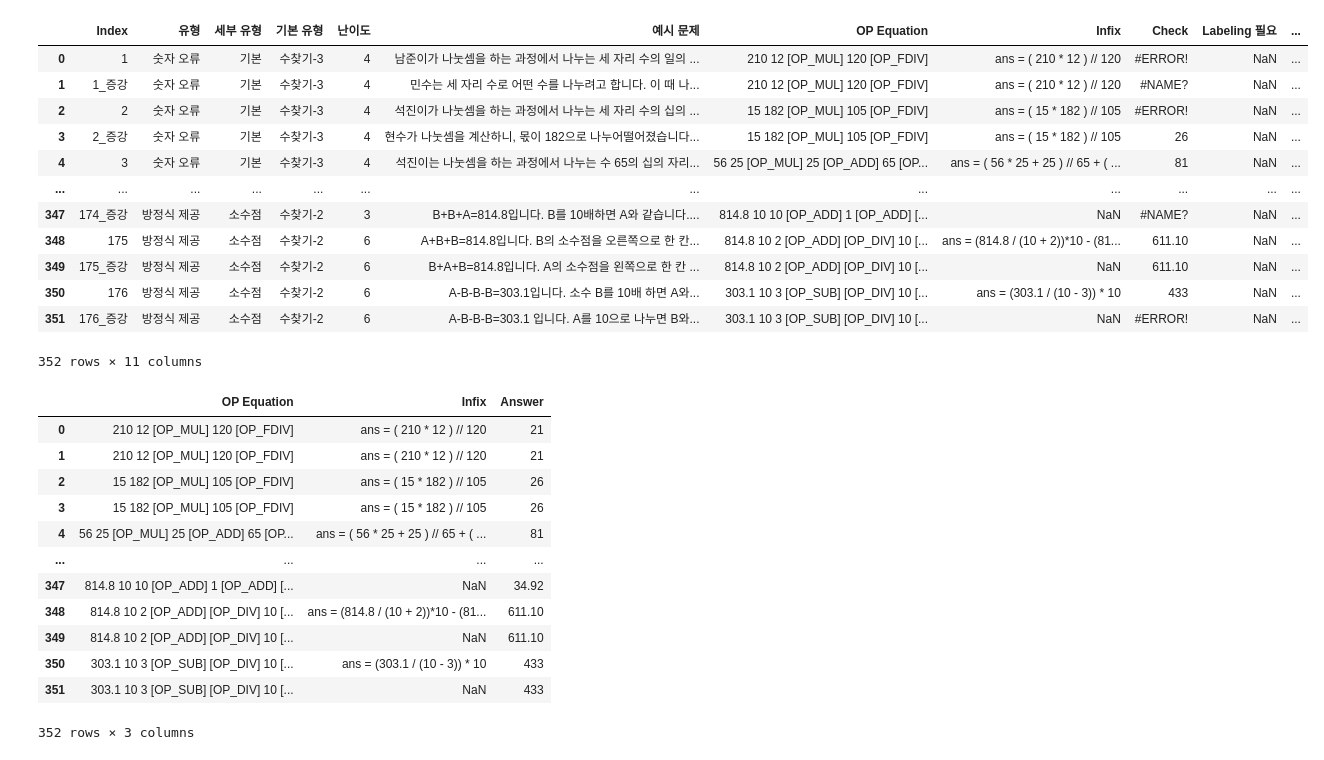
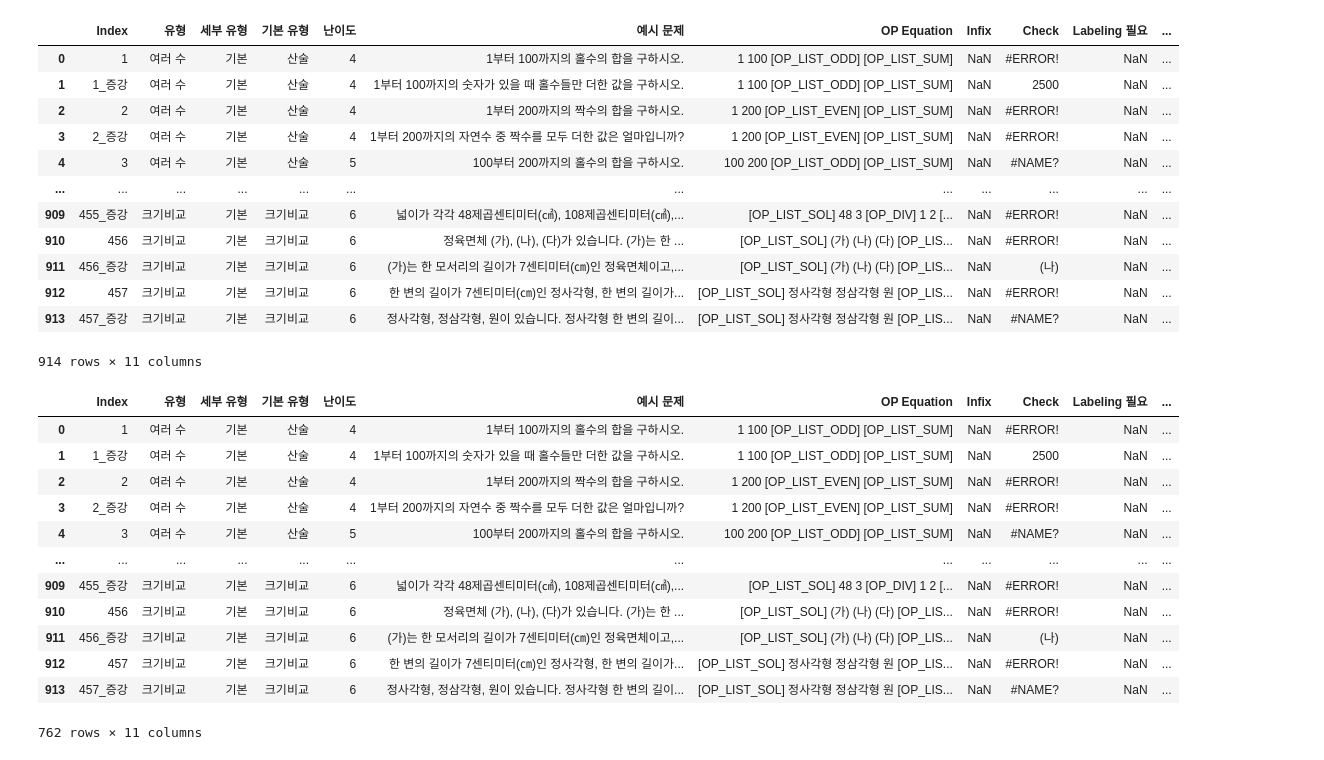
Before and after one commit to sudokim/OP_converter, a Jupyter notebook: test.ipynb, the cells around one changed output. Drawn from its saved outputs; the diff is of its cells as text; code cells hidden in the pictures.

```diff
--- a/test.ipynb
+++ b/test.ipynb
@@ -3,36 +3,35 @@ import pandas as pd
 import traceback
 from converter import *
 # %%
-df = pd.read_csv('./test_digit.tsv', sep='\t')
+df = pd.read_csv('./test_list.tsv', sep='\t')
 df
 # %% [output]
 |  | Index | 유형 | 세부 유형 | 기본 유형 | 난이도 | 예시 문제 | OP Equation | Infix | Check | Labeling 필요 | ... |
-| 0 | 1 | 숫자 오류 | 기본 | 수찾기-3 | 4 | 남준이가 나눗셈을 하는 과정에서 나누는 세 자리 수의 일의 ... | 210 12 [OP_MUL] 120 [OP_FDIV] | ans = ( 210 * 12 ) // 120 | #ERROR! | NaN | ... |
-| 1 | 1_증강 | 숫자 오류 | 기본 | 수찾기-3 | 4 | 민수는 세 자리 수로 어떤 수를 나누려고 합니다. 이 때 나... | 210 12 [OP_MUL] 120 [OP_FDIV] | ans = ( 210 * 12 ) // 120 | #NAME? | NaN | ... |
-| 2 | 2 | 숫자 오류 | 기본 | 수찾기-3 | 4 | 석진이가 나눗셈을 하는 과정에서 나누는 세 자리 수의 십의 ... | 15 182 [OP_MUL] 105 [OP_FDIV] | ans = ( 15 * 182 ) // 105 | #ERROR! | NaN | ... |
-| 3 | 2_증강 | 숫자 오류 | 기본 | 수찾기-3 | 4 | 현수가 나눗셈을 계산하니, 몫이 182으로 나누어떨어졌습니다... | 15 182 [OP_MUL] 105 [OP_FDIV] | ans = ( 15 * 182 ) // 105 | 26 | NaN | ... |
-| 4 | 3 | 숫자 오류 | 기본 | 수찾기-3 | 4 | 석진이는 나눗셈을 하는 과정에서 나누는 수 65의 십의 자리... | 56 25 [OP_MUL] 25 [OP_ADD] 65 [OP... | ans = ( 56 * 25 + 25 ) // 65 + ( ... | 81 | NaN | ... |
+| 0 | 1 | 여러 수 | 기본 | 산술 | 4 | 1부터 100까지의 홀수의 합을 구하시오. | 1 100 [OP_LIST_ODD] [OP_LIST_SUM] | NaN | #ERROR! | NaN | ... |
+| 1 | 1_증강 | 여러 수 | 기본 | 산술 | 4 | 1부터 100까지의 숫자가 있을 때 홀수들만 더한 값을 구하시오. | 1 100 [OP_LIST_ODD] [OP_LIST_SUM] | NaN | 2500 | NaN | ... |
+| 2 | 2 | 여러 수 | 기본 | 산술 | 4 | 1부터 200까지의 짝수의 합을 구하시오. | 1 200 [OP_LIST_EVEN] [OP_LIST_SUM] | NaN | #ERROR! | NaN | ... |
+| 3 | 2_증강 | 여러 수 | 기본 | 산술 | 4 | 1부터 200까지의 자연수 중 짝수를 모두 더한 값은 얼마입니까? | 1 200 [OP_LIST_EVEN] [OP_LIST_SUM] | NaN | #ERROR! | NaN | ... |
+| 4 | 3 | 여러 수 | 기본 | 산술 | 5 | 100부터 200까지의 홀수의 합을 구하시오. | 100 200 [OP_LIST_ODD] [OP_LIST_SUM] | NaN | #NAME? | NaN | ... |
 | ... | ... | ... | ... | ... | ... | ... | ... | ... | ... | ... | ... |
-| 347 | 174_증강 | 방정식 제공 | 소수점 | 수찾기-2 | 3 | B+B+A=814.8입니다. B를 10배하면 A와 같습니다.... | 814.8 10 10 [OP_ADD] 1 [OP_ADD] [... | NaN | #NAME? | NaN | ... |
-| 348 | 175 | 방정식 제공 | 소수점 | 수찾기-2 | 6 | A+B+B=814.8입니다. B의 소수점을 오른쪽으로 한 칸... | 814.8 10 2 [OP_ADD] [OP_DIV] 10 [... | ans = (814.8 / (10 + 2))*10 - (81... | 611.10 | NaN | ... |
-| 349 | 175_증강 | 방정식 제공 | 소수점 | 수찾기-2 | 6 | B+A+B=814.8입니다. A의 소수점을 왼쪽으로 한 칸 ... | 814.8 10 2 [OP_ADD] [OP_DIV] 10 [... | NaN | 611.10 | NaN | ... |
-| 350 | 176 | 방정식 제공 | 소수점 | 수찾기-2 | 6 | A-B-B-B=303.1입니다. 소수 B를 10배 하면 A와... | 303.1 10 3 [OP_SUB] [OP_DIV] 10 [... | ans = (303.1 / (10 - 3)) * 10 | 433 | NaN | ... |
-| 351 | 176_증강 | 방정식 제공 | 소수점 | 수찾기-2 | 6 | A-B-B-B=303.1 입니다. A를 10으로 나누면 B와... | 303.1 10 3 [OP_SUB] [OP_DIV] 10 [... | NaN | #ERROR! | NaN | ... |
+| 909 | 455_증강 | 크기비교 | 기본 | 크기비교 | 6 | 넓이가 각각 48제곱센티미터(㎠), 108제곱센티미터(㎠),... | [OP_LIST_SOL] 48 3 [OP_DIV] 1 2 [... | NaN | #ERROR! | NaN | ... |
+| 910 | 456 | 크기비교 | 기본 | 크기비교 | 6 | 정육면체 (가), (나), (다)가 있습니다. (가)는 한 ... | [OP_LIST_SOL] (가) (나) (다) [OP_LIS... | NaN | #ERROR! | NaN | ... |
+| 911 | 456_증강 | 크기비교 | 기본 | 크기비교 | 6 | (가)는 한 모서리의 길이가 7센티미터(㎝)인 정육면체이고,... | [OP_LIST_SOL] (가) (나) (다) [OP_LIS... | NaN | (나) | NaN | ... |
+| 912 | 457 | 크기비교 | 기본 | 크기비교 | 6 | 한 변의 길이가 7센티미터(㎝)인 정사각형, 한 변의 길이가... | [OP_LIST_SOL] 정사각형 정삼각형 원 [OP_LIS... | NaN | #ERROR! | NaN | ... |
+| 913 | 457_증강 | 크기비교 | 기본 | 크기비교 | 6 | 정사각형, 정삼각형, 원이 있습니다. 정사각형 한 변의 길이... | [OP_LIST_SOL] 정사각형 정삼각형 원 [OP_LIS... | NaN | #NAME? | NaN | ... |
-352 rows × 11 columns
+914 rows × 11 columns
 # %%
-df = df[['OP Equation', 'Infix', 'Answer']]
-df
+df.dropna(subset=['OP Equation', 'Answer'])
 # %% [output]
-|  | OP Equation | Infix | Answer |
-| 0 | 210 12 [OP_MUL] 120 [OP_FDIV] | ans = ( 210 * 12 ) // 120 | 21 |
-| 1 | 210 12 [OP_MUL] 120 [OP_FDIV] | ans = ( 210 * 12 ) // 120 | 21 |
-| 2 | 15 182 [OP_MUL] 105 [OP_FDIV] | ans = ( 15 * 182 ) // 105 | 26 |
-| 3 | 15 182 [OP_MUL] 105 [OP_FDIV] | ans = ( 15 * 182 ) // 105 | 26 |
-| 4 | 56 25 [OP_MUL] 25 [OP_ADD] 65 [OP... | ans = ( 56 * 25 + 25 ) // 65 + ( ... | 81 |
-| ... | ... | ... | ... |
-| 347 | 814.8 10 10 [OP_ADD] 1 [OP_ADD] [... | NaN | 34.92 |
-| 348 | 814.8 10 2 [OP_ADD] [OP_DIV] 10 [... | ans = (814.8 / (10 + 2))*10 - (81... | 611.10 |
-| 349 | 814.8 10 2 [OP_ADD] [OP_DIV] 10 [... | NaN | 611.10 |
-| 350 | 303.1 10 3 [OP_SUB] [OP_DIV] 10 [... | ans = (303.1 / (10 - 3)) * 10 | 433 |
-| 351 | 303.1 10 3 [OP_SUB] [OP_DIV] 10 [... | NaN | 433 |
+|  | Index | 유형 | 세부 유형 | 기본 유형 | 난이도 | 예시 문제 | OP Equation | Infix | Check | Labeling 필요 | ... |
+| 0 | 1 | 여러 수 | 기본 | 산술 | 4 | 1부터 100까지의 홀수의 합을 구하시오. | 1 100 [OP_LIST_ODD] [OP_LIST_SUM] | NaN | #ERROR! | NaN | ... |
+| 1 | 1_증강 | 여러 수 | 기본 | 산술 | 4 | 1부터 100까지의 숫자가 있을 때 홀수들만 더한 값을 구하시오. | 1 100 [OP_LIST_ODD] [OP_LIST_SUM] | NaN | 2500 | NaN | ... |
+| 2 | 2 | 여러 수 | 기본 | 산술 | 4 | 1부터 200까지의 짝수의 합을 구하시오. | 1 200 [OP_LIST_EVEN] [OP_LIST_SUM] | NaN | #ERROR! | NaN | ... |
+| 3 | 2_증강 | 여러 수 | 기본 | 산술 | 4 | 1부터 200까지의 자연수 중 짝수를 모두 더한 값은 얼마입니까? | 1 200 [OP_LIST_EVEN] [OP_LIST_SUM] | NaN | #ERROR! | NaN | ... |
+| 4 | 3 | 여러 수 | 기본 | 산술 | 5 | 100부터 200까지의 홀수의 합을 구하시오. | 100 200 [OP_LIST_ODD] [OP_LIST_SUM] | NaN | #NAME? | NaN | ... |
+| ... | ... | ... | ... | ... | ... | ... | ... | ... | ... | ... | ... |
+| 909 | 455_증강 | 크기비교 | 기본 | 크기비교 | 6 | 넓이가 각각 48제곱센티미터(㎠), 108제곱센티미터(㎠),... | [OP_LIST_SOL] 48 3 [OP_DIV] 1 2 [... | NaN | #ERROR! | NaN | ... |
+| 910 | 456 | 크기비교 | 기본 | 크기비교 | 6 | 정육면체 (가), (나), (다)가 있습니다. (가)는 한 ... | [OP_LIST_SOL] (가) (나) (다) [OP_LIS... | NaN | #ERROR! | NaN | ... |
+| 911 | 456_증강 | 크기비교 | 기본 | 크기비교 | 6 | (가)는 한 모서리의 길이가 7센티미터(㎝)인 정육면체이고,... | [OP_LIST_SOL] (가) (나) (다) [OP_LIS... | NaN | (나) | NaN | ... |
+| 912 | 457 | 크기비교 | 기본 | 크기비교 | 6 | 한 변의 길이가 7센티미터(㎝)인 정사각형, 한 변의 길이가... | [OP_LIST_SOL] 정사각형 정삼각형 원 [OP_LIS... | NaN | #ERROR! | NaN | ... |
+| 913 | 457_증강 | 크기비교 | 기본 | 크기비교 | 6 | 정사각형, 정삼각형, 원이 있습니다. 정사각형 한 변의 길이... | [OP_LIST_SOL] 정사각형 정삼각형 원 [OP_LIS... | NaN | #NAME? | NaN | ... |
-352 rows × 3 columns
+762 rows × 11 columns
```
Also changed, not shown: parts of 2 cells of this notebook, 1 other file.
